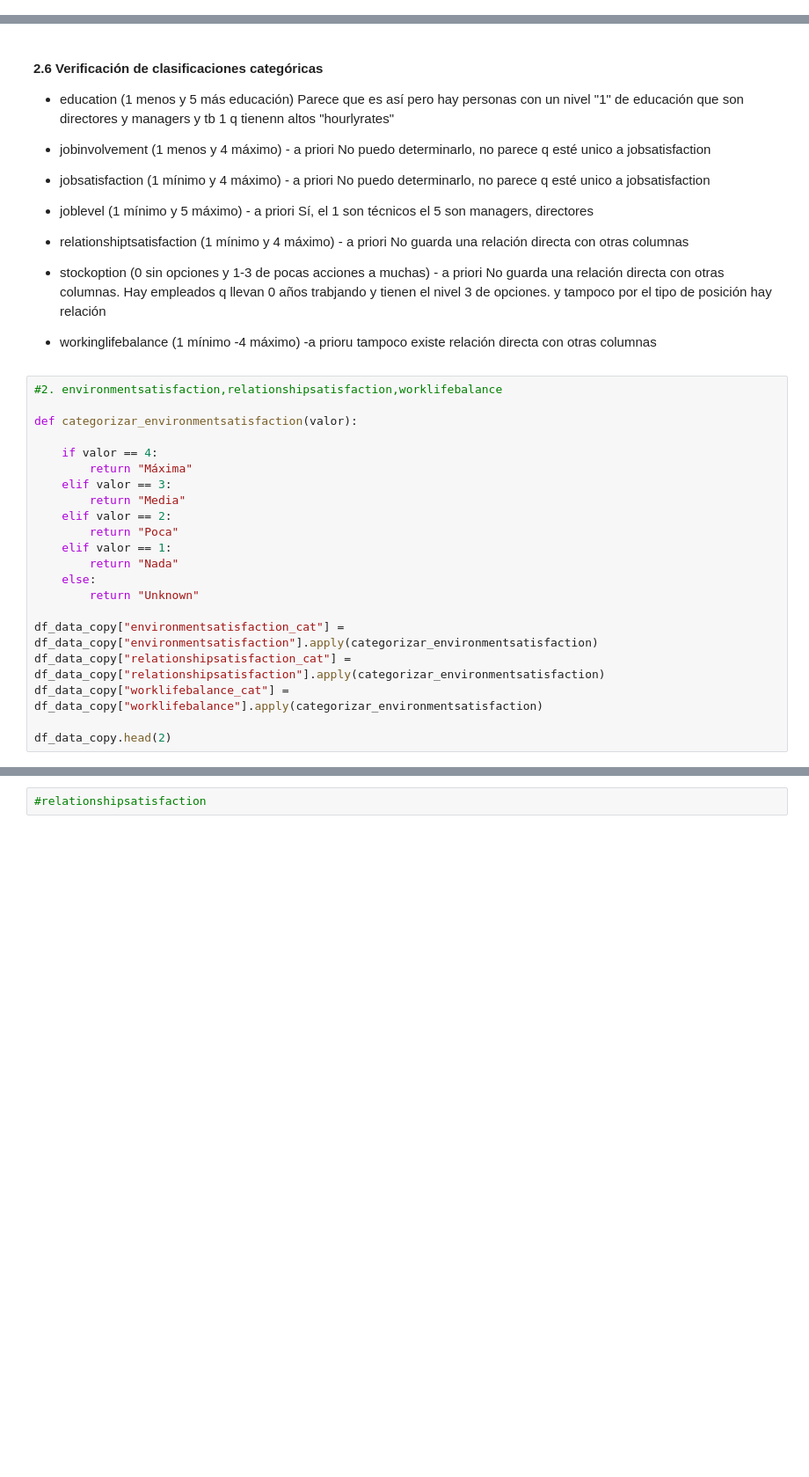
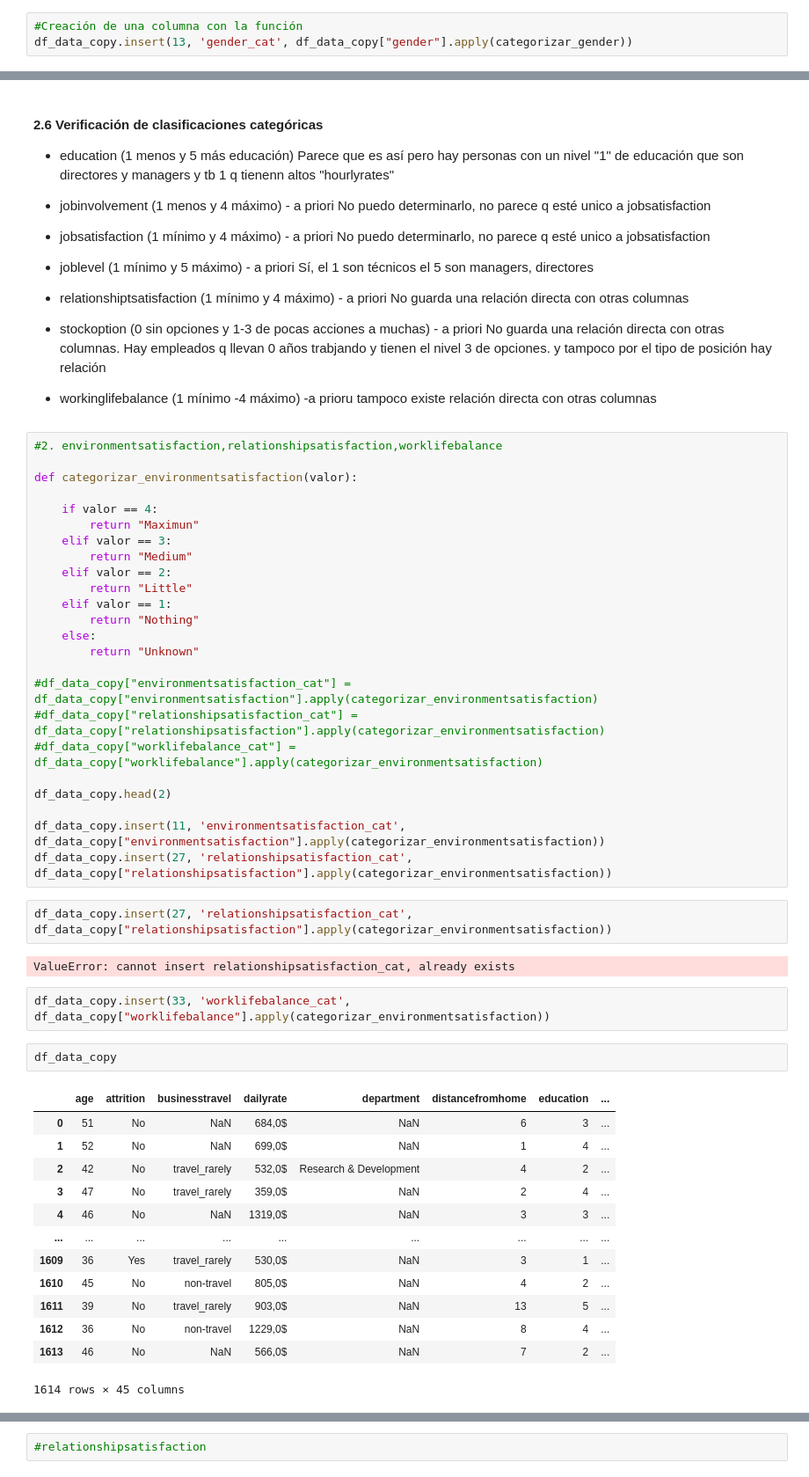
Before and after one commit to Adalab/proyecto-da-promo-Farzana-modulo3-team1, a Jupyter notebook: madre.ipynb, the cells around one changed output, grey strips where cells are left out. Shown: that part at 88% size. Saved outputs shown, nothing was run; the diff lists cells and outputs as text; blank space fills up the shorter version.

```diff
--- a/madre.ipynb
+++ b/madre.ipynb
@@ -249,3 +217,6 @@ df_data_copy.head(2)
+# %%
+#Creación de una columna con la función
+df_data_copy.insert(13, 'gender_cat', df_data_copy["gender"].apply(categorizar_gender))
 # %% [markdown]
 #### 2.5 Environmentalsatisfaction (cambiar a nulos los que no son 1-4)
 # %%
@@ -296,18 +265,43 @@ tampoco existe relación directa con otras columnas
 def categorizar_environmentsatisfaction(valor):
 
     if valor == 4:
-        return "Máxima"
+        return "Maximun"
     elif valor == 3:
-        return "Media"
+        return "Medium"
     elif valor == 2:
-        return "Poca"
+        return "Little"
     elif valor == 1:
-        return "Nada"
+        return "Nothing"
     else:
         return "Unknown"
 
-df_data_copy["environmentsatisfaction_cat"] = df_data_copy["environmentsatisfaction"].apply(categorizar_environmentsatisfaction)
-df_data_copy["relationshipsatisfaction_cat"] = df_data_copy["relationshipsatisfaction"].apply(categorizar_environmentsatisfaction)
-df_data_copy["worklifebalance_cat"] = df_data_copy["worklifebalance"].apply(categorizar_environmentsatisfaction)
+#df_data_copy["environmentsatisfaction_cat"] = df_data_copy["environmentsatisfaction"].apply(categorizar_environmentsatisfaction)
+#df_data_copy["relationshipsatisfaction_cat"] = df_data_copy["relationshipsatisfaction"].apply(categorizar_environmentsatisfaction)
+#df_data_copy["worklifebalance_cat"] = df_data_copy["worklifebalance"].apply(categorizar_environmentsatisfaction)
 
 df_data_copy.head(2)
+
+df_data_copy.insert(11, 'environmentsatisfaction_cat', df_data_copy["environmentsatisfaction"].apply(categorizar_environmentsatisfaction))
+df_data_copy.insert(27, 'relationshipsatisfaction_cat', df_data_copy["relationshipsatisfaction"].apply(categorizar_environmentsatisfaction))
+# %%
+df_data_copy.insert(27, 'relationshipsatisfaction_cat', df_data_copy["relationshipsatisfaction"].apply(categorizar_environmentsatisfaction))
+# %% [output]
+ValueError: cannot insert relationshipsatisfaction_cat, already exists
+# %%
+df_data_copy.insert(33, 'worklifebalance_cat', df_data_copy["worklifebalance"].apply(categorizar_environmentsatisfaction))
+# %%
+df_data_copy
+# %% [output]
+|  | age | attrition | businesstravel | dailyrate | department | distancefromhome | education | ... |
+| 0 | 51 | No | NaN | 684,0$ | NaN | 6 | 3 | ... |
+| 1 | 52 | No | NaN | 699,0$ | NaN | 1 | 4 | ... |
+| 2 | 42 | No | travel_rarely | 532,0$ | Research & Development | 4 | 2 | ... |
+| 3 | 47 | No | travel_rarely | 359,0$ | NaN | 2 | 4 | ... |
+| 4 | 46 | No | NaN | 1319,0$ | NaN | 3 | 3 | ... |
+| ... | ... | ... | ... | ... | ... | ... | ... | ... |
+| 1609 | 36 | Yes | travel_rarely | 530,0$ | NaN | 3 | 1 | ... |
+| 1610 | 45 | No | non-travel | 805,0$ | NaN | 4 | 2 | ... |
+| 1611 | 39 | No | travel_rarely | 903,0$ | NaN | 13 | 5 | ... |
+| 1612 | 36 | No | non-travel | 1229,0$ | NaN | 8 | 4 | ... |
+| 1613 | 46 | No | NaN | 566,0$ | NaN | 7 | 2 | ... |
+1614 rows × 45 columns
```
Also changed, not shown: parts of 27 cells of this notebook.
